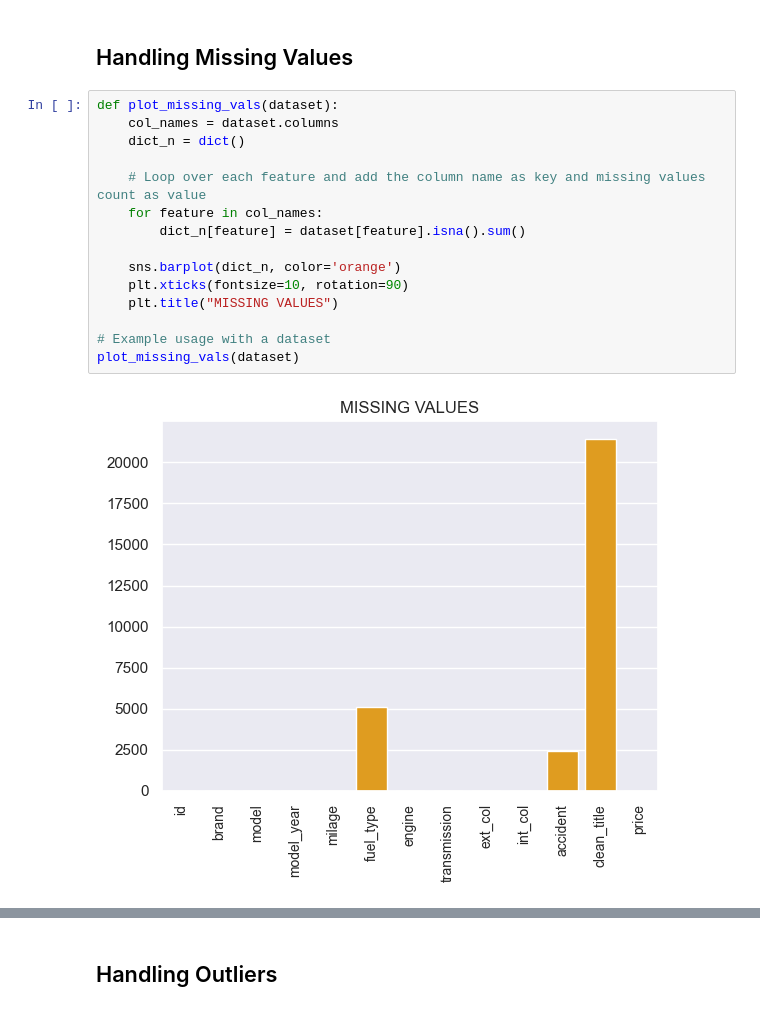
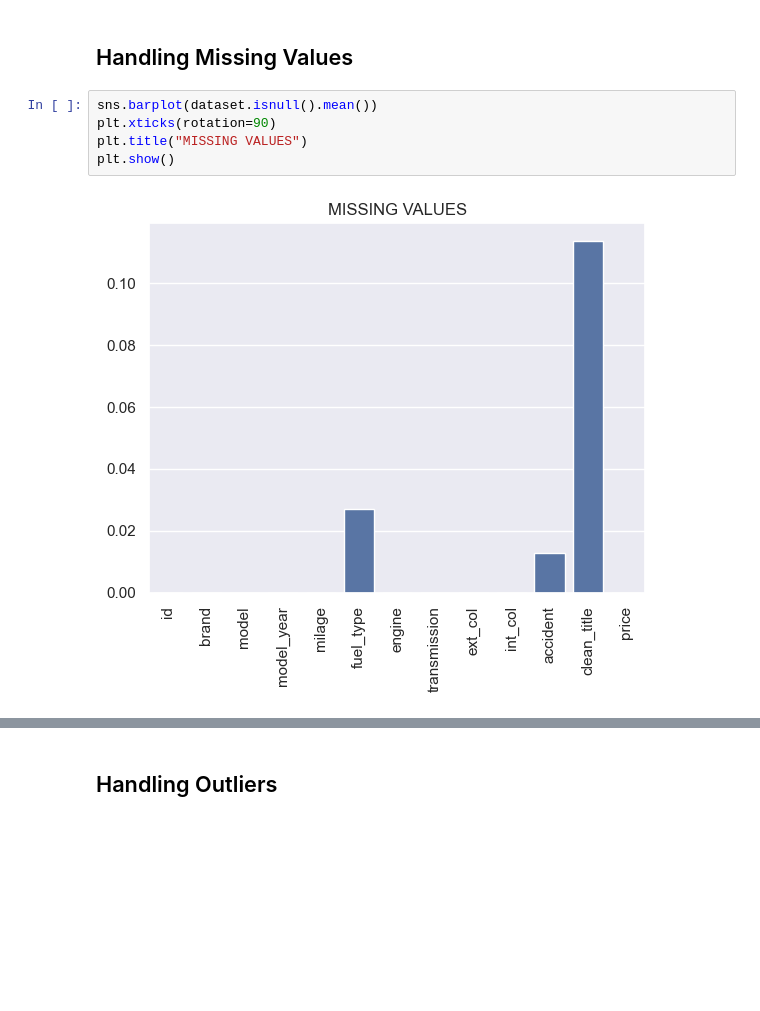
Before and after one commit to MDeus-ai/My_KAGGLE_Work, a Jupyter notebook: S4Ep9(Regression For Used Cars)/data_cleaning/data_cleaning.ipynb, the cells around one changed output, grey strips where cells are left out. Saved outputs shown, nothing was run; the diff lists cells and outputs as text; blank space fills up the shorter version.

```diff
--- a/S4Ep9(Regression For Used Cars)/data_cleaning/data_cleaning.ipynb
+++ b/S4Ep9(Regression For Used Cars)/data_cleaning/data_cleaning.ipynb
@@ -20,22 +20,12 @@ dataset.head(5)
 | 4 | 4 | Mercedes-Benz | Metris Base | 2021 | 7388 | Gasoline | 208.0HP 2.0L 4 Cylinder Engine Ga... | 7-Speed A/T | Black | Beige | ... |
 # %% [markdown]
 ## Handling Missing Values
-# %%
-def plot_missing_vals(dataset):
-    col_names = dataset.columns
-    dict_n = dict()
-
-    # Loop over each feature and add the column name as key and missing values count as value
-    for feature in col_names:
-        dict_n[feature] = dataset[feature].isna().sum()
-
-    sns.barplot(dict_n, color='orange')
-    plt.xticks(fontsize=10, rotation=90)
-    plt.title("MISSING VALUES")
-
-# Example usage with a dataset
-plot_missing_vals(dataset)
-# %% [output]
-[figure, removed]
+# %%
+sns.barplot(dataset.isnull().mean())
+plt.xticks(rotation=90)
+plt.title("MISSING VALUES")
+plt.show()
+# %% [output]
+[figure, added]
 # %%
 # DROPPING MISSING VALUES IN fuel_type & accident
```
Also changed, not shown: parts of 3 cells of this notebook, 3 other files.
